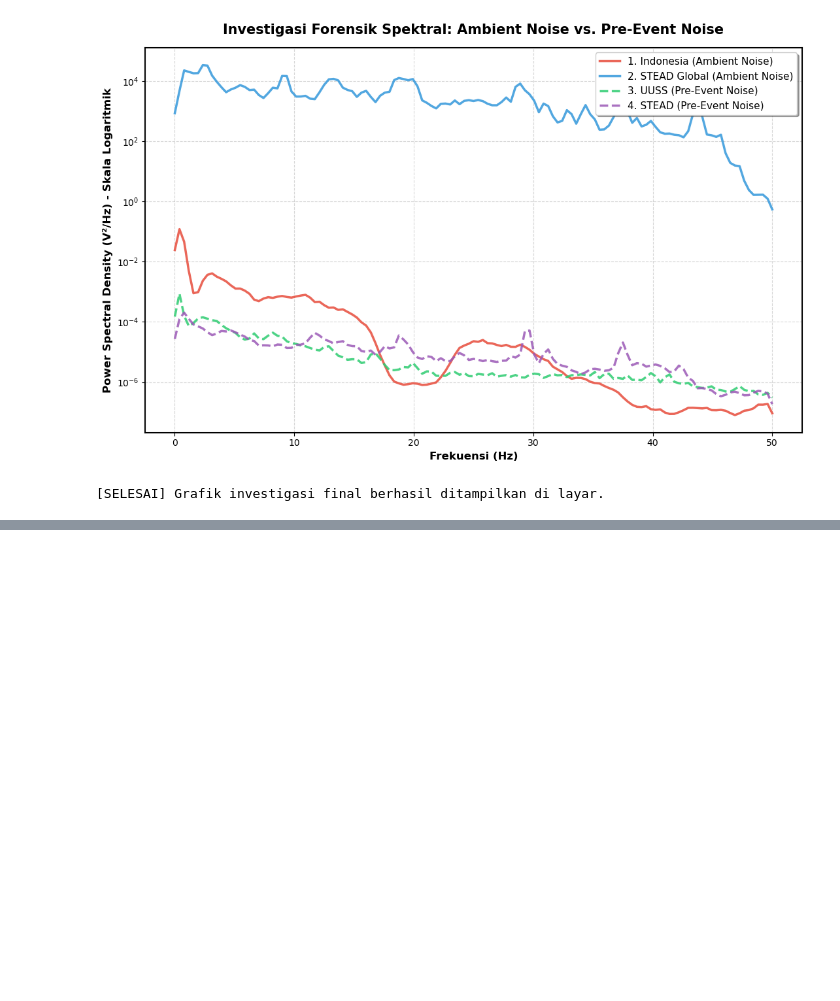
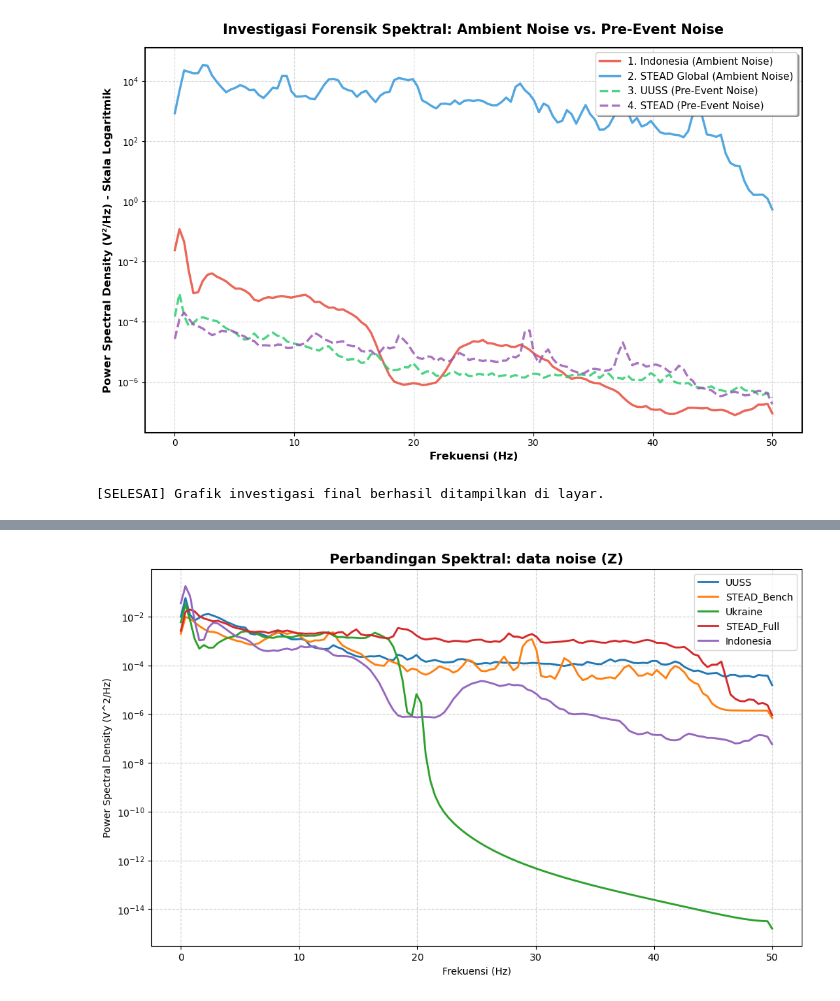
Before and after one commit to verykurniabakti/seismiccode, a Jupyter notebook: mcu_quake/code_gen_trying/indonesia_jaya_benchmarking_data/noise_analisis.ipynb, the cells around one changed output, grey strips where cells are left out. Drawn from its saved outputs; the diff is of its cells as text; code cells hidden in the pictures; blank space fills up the shorter version.

```diff
--- a/mcu_quake/code_gen_trying/indonesia_jaya_benchmarking_data/noise_analisis.ipynb
+++ b/mcu_quake/code_gen_trying/indonesia_jaya_benchmarking_data/noise_analisis.ipynb
@@ -464,0 +773,99 @@ if __name__ == "__main__":
+# %%
+# -*- coding: utf-8 -*-
+import json
+import numpy as np
+import glob
+import os
+import h5py
+import pandas as pd
+from scipy.signal import welch
+import matplotlib.pyplot as plt
+
+# ==============================================================================
+# CONFIGURATION
+# ==============================================================================
+DATA_MAP = {
+    "UUSS": r'/Volumes/Local Disk/Code_Git/S3_code/seismic/mcu_quake/code_gen_trying/indonesia_jaya_benchmarking_data/mcquake_ori_file/Benchmark_ UUSS 3C_ test n2222 r100/UUSS 3C data, test n2222 r100.json',
+    "STEAD_Bench": '/Volumes/Local Disk/Code_Git/S3_code/seismic/mcu_quake/code_gen_trying/indonesia_jaya_benchmarking_data/mcquake_ori_file/Benchmark_ STEAD 3C_ test n15275 r100/STEAD data, test n15275 r100.json',
+    "Ukraine": '/Volumes/Local Disk/Code_Git/S3_code/seismic/mcu_quake/code_gen_trying/indonesia_jaya_benchmarking_data/mcquake_ori_file/Benchmark_ Ukraine 3C_ test n1335 r100 sdb8-956/Ukraine data, test n1335 r100 sdb8-956.json'
+}
+
+# Path Data Baru
+STEAD_CSV = '/Volumes/Extreme SSD/stream_stead/data_stead/merge.csv'
+STEAD_HDF5 = '/Volumes/Extreme SSD/stream_stead/data_stead/merge.hdf5'
+
+DIR_NOISE_INDO = r"/Volumes/Local Disk/Code_Git/S3_code/seismic/mcu_quake/code_gen_trying/indonesia_jaya_benchmarking_data/indonesia_waveform_master_data/output_data_npypure_3c_noise_9s"
+
+def zhi_geng_normalize(wave):
+    max_val = np.max(np.abs(wave))
+    return wave / (max_val if max_val != 0 else 1e-8)
+
+# Fungsi untuk membaca JSON benchmark yang sudah ada
+def load_json_noise_z(path):
+    with open(path, 'r') as f:
+        data = json.load(f)
+    samples = []
+    keys = list(data.keys())
+    suffix = "_noise" if "Z_noise" in data[keys[0]] else ""
+    for k in keys[:300]:
+        try:
+            z = np.array(data[k][f"Z{suffix}"])
+            if z.shape[0] >= 700:
+                samples.append(zhi_geng_normalize(z[-700:]))
+        except KeyError: continue
+    return np.array(samples)
+
+# FUNGSI BARU: Membaca dari HDF5 & CSV STEAD
+def load_stead_large_noise_z(csv_path, h5_path, n_samples=300):
+    print(f"[INFO] Memproses STEAD Large Dataset dari HDF5...")
+    df = pd.read_csv(csv_path, usecols=['trace_name', 'trace_category'])
+    noise_names = df[df['trace_category'] == 'noise']['trace_name'].sample(n=n_samples, random_state=42)
+
+    samples = []
+    with h5py.File(h5_path, 'r') as f:
+        data_group = f['data']
+        for name in noise_names:
+            if name in data_group:
+                wave = data_group[name][()] # Format biasanya (samples, 3)
+                # Ambil kanal Z (indeks 2)
+                z = wave[-700:, 2]
+                samples.append(zhi_geng_normalize(z))
+    return np.array(samples)
+
+def load_indo_noise_z(dir_path):
+    files = glob.glob(os.path.join(dir_path, "*.npy"))
+    selected_files = np.random.choice(files, min(300, len(files)), replace=False)
+    samples = [zhi_geng_normalize(np.load(f)[-700:, 2]) for f in selected_files]
+    return np.array(samples)
+
+# ==============================================================================
+# EKSEKUSI ANALISIS
+# ==============================================================================
+all_noise_data = {}
+
+# 1. Load semua benchmark JSON
+for name, path in DATA_MAP.items():
+    all_noise_data[name] = load_json_noise_z(path)
+
+# 2. Load STEAD Besar (HDF5+CSV)
+all_noise_data["STEAD_Full"] = load_stead_large_noise_z(STEAD_CSV, STEAD_HDF5)
+
+# 3. Load Indonesia
+all_noise_data["Indonesia"] = load_indo_noise_z(DIR_NOISE_INDO)
+
+# Plotting
+plt.figure(figsize=(12, 7))
+for name, waves in all_noise_data.items():
+    all_psd = []
+    for wave in waves:
+        f, psd = welch(wave, fs=100, nperseg=256)
+        all_psd.append(psd)
+    plt.semilogy(f, np.mean(all_psd, axis=0), label=name, linewidth=2)
+
+plt.title("Perbandingan Spektral: data noise (Z)", weight='bold', fontsize=14)
+plt.xlabel("Frekuensi (Hz)")
+plt.ylabel("Power Spectral Density (V^2/Hz)")
+plt.legend()
+plt.grid(True, which="both", linestyle='--', alpha=0.6)
+plt.show()
+# %% [output]
@@ -464,0 +873 @@ if __name__ == "__main__":
+[figure, added]
```
Also changed, not shown: parts of 7 cells of this notebook, 1 other file.
